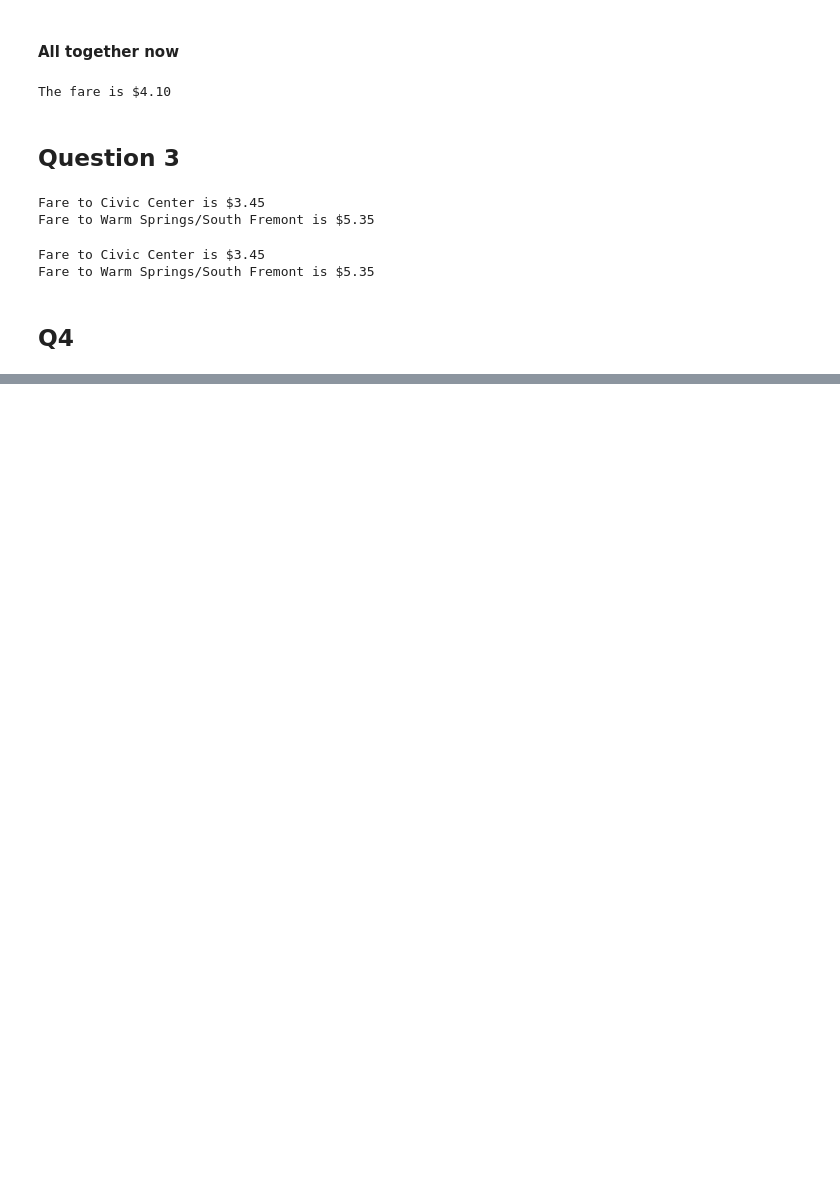
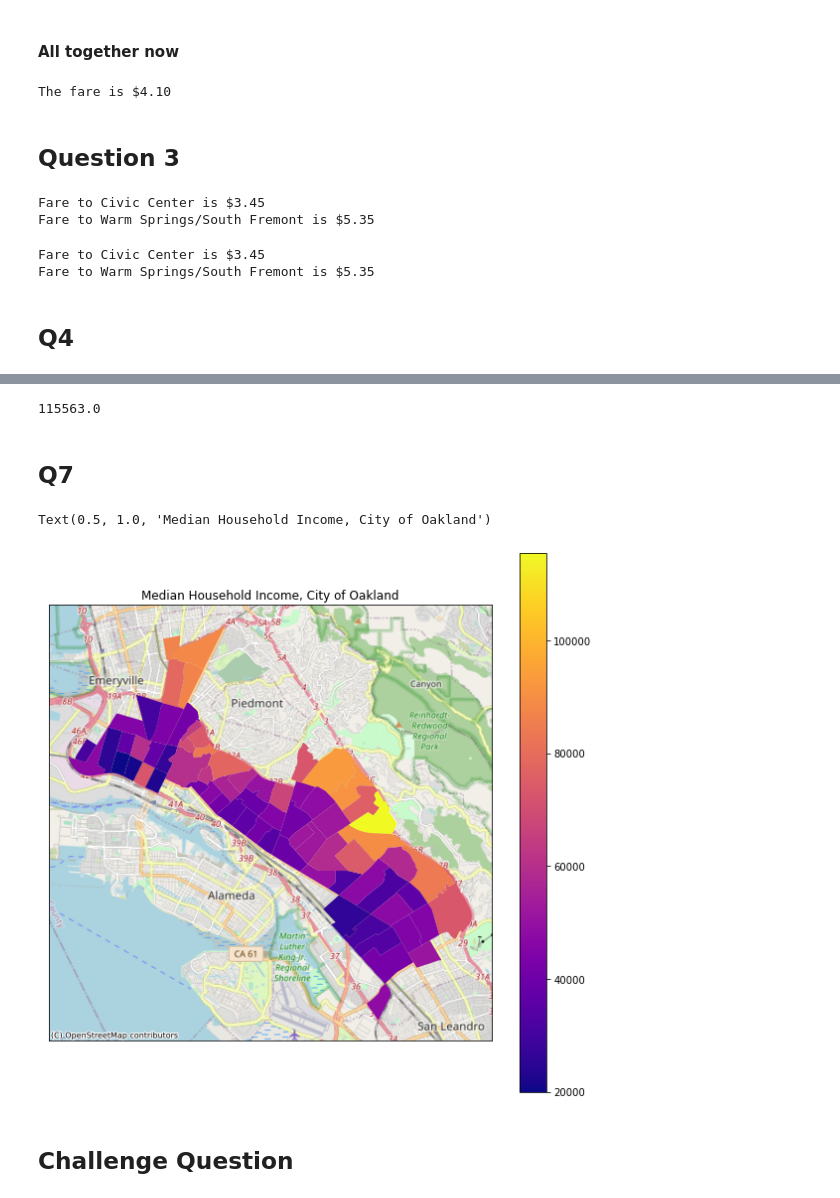
Before and after one commit to SharGhal/urbandatascience-s22, a Jupyter notebook: Lectures/HW1 Work through .ipynb, the cells around one changed output, grey strips where cells are left out. Drawn from its saved outputs; the diff is of its cells as text; code cells hidden in the pictures; blank space fills up the shorter version.

```diff
--- a/Lectures/HW1 Work through .ipynb
+++ b/Lectures/HW1 Work through .ipynb
@@ -148,0 +232,13 @@ Fare to Warm Springs/South Fremont is $5.35
+# %%
+import cenpy
+import json
+import requests
+import pandas as pd
+import geopandas as gpd
+from cenpy import products
+
+# create a connection to the American Community Survey
+acs = cenpy.products.ACS()
+gdf = products.ACS(2017).from_place('Oakland, CA', level='tract', variables='B19019_001E')
+gdf = gpd.GeoDataFrame(gdf, geometry = 'geometry')
+print(gdf)
@@ -148,0 +270,3 @@ Fare to Warm Springs/South Fremont is $5.35
+# %%
+gdf.rename(columns={'B19019_001E':'Median Household Income'}, inplace=True)
+gdf.head()
@@ -148,0 +280,25 @@ Fare to Warm Springs/South Fremont is $5.35
+# %%
+max_tract_income = gdf['Median Household Income'].max()
+print(max_tract_income)
+# %% [output]
+115563.0
+# %% [markdown]
+## Q7
+# %%
+import matplotlib.pyplot as plt
+import contextily as ctx
+
+fig, ax = plt.subplots(1,1,figsize=(10,10))
+
+gdf.to_crs('EPSG:3857').plot('Median Household Income', ax=ax, markersize=2,  cmap='plasma', legend=True,
+               legend_kwds={'orientation': 'vertical'})
+ax.set_facecolor('k')
+ctx.add_basemap(ax=ax, zoom=12, source=ctx.providers.OpenStreetMap.Mapnik)
+ax.set_xticks([])
+ax.set_yticks([])
+ax.set_title('Median Household Income, City of Oakland')
+# %% [output]
+Text(0.5, 1.0, 'Median Household Income, City of Oakland')
+[figure, added]
+# %% [markdown]
+## Challenge Question
```
Also changed, not shown: parts of 17 cells of this notebook, 10 other files.
